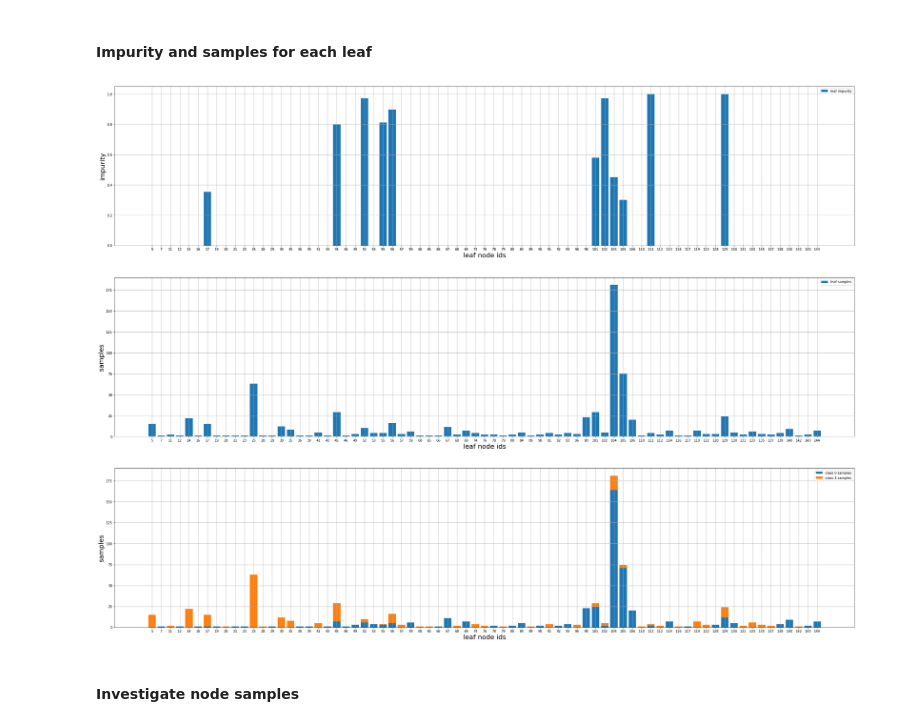
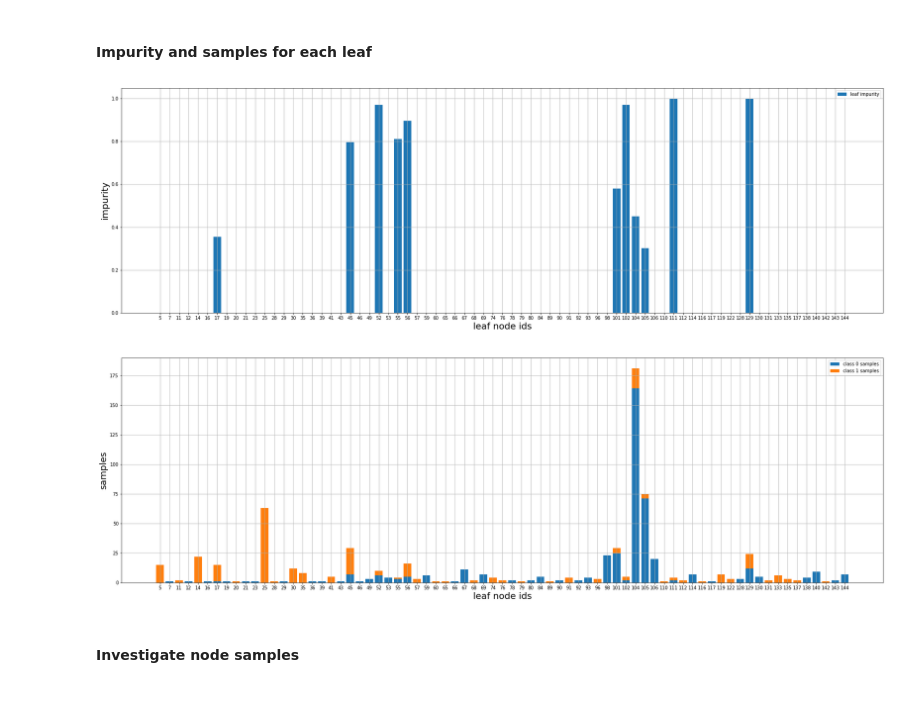
Before and after one commit to tlapusan/woodpecker, a Jupyter notebook: notebooks/presentations/devtalks-2019.ipynb, the cells around one changed output. Drawn from its saved outputs; the diff is of its cells as text; code cells hidden in the pictures; blank space fills up the shorter version.

```diff
--- a/notebooks/presentations/devtalks-2019.ipynb
+++ b/notebooks/presentations/devtalks-2019.ipynb
@@ -109,0 +124,2 @@ The library was started with two main ideas in my mind :
+# %%
+train, valid = train_test_split(dataset, test_size = 0.2, stratify = dataset.Survived, random_state=random_state)
@@ -109,0 +128,4 @@ The library was started with two main ideas in my mind :
+# %%
+max_depth = 10
+decision_tree = DecisionTreeClassifier(criterion="entropy", max_depth=max_depth, random_state=random_state)
+_ = decision_tree.fit(train[features], train[target])
@@ -110,5 +143,5 @@ The library was started with two main ideas in my mind :
 # %%
-dts = DecisionTreeStructure(tree=decision_tree_10, train_dataset=train, features=features, target=target)
+woodpecker_dts = DecisionTreeStructure(tree=decision_tree, train_dataset=train, features=features, target=target)
 # %% [markdown]
 ###  Understand decision tree performance and structure
 # %% [markdown]
@@ -134,17 +172,14 @@ dts.show_leaf_samples_distribution(bins=40, figsize=(20,7))
 # %% [markdown]
 #### Impurity and samples for each leaf
 # %%
-plt.figure(figsize=(40,30))
-plt.subplot(3,1,1)
-dts.show_leaf_impurity()
+plt.figure(figsize=(30,20))
+plt.subplot(2,1,1)
+woodpecker_dts.show_leaf_impurity()
 
-plt.subplot(3,1,2)
-dts.show_leaf_samples()
-
-plt.subplot(3,1,3)
-dts.show_leaf_samples_by_class()
+plt.subplot(2,1,2)
+woodpecker_dts.show_leaf_samples_by_class()
 # %% [output]
-[figure, old version]
+[figure, new version]
 # %% [markdown]
 #### Investigate node samples
 # %% [markdown]
```
Also changed, not shown: parts of 35 cells of this notebook, 2 other files.
